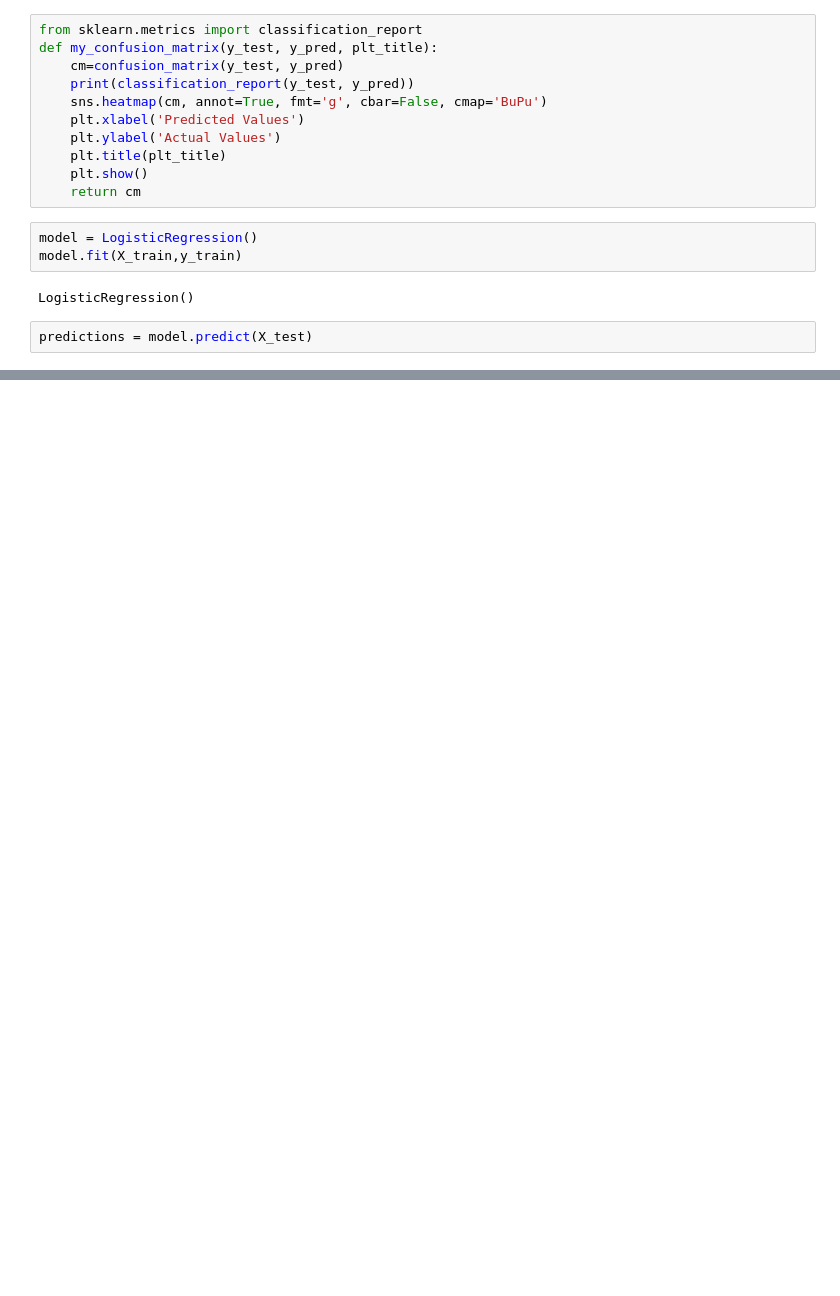
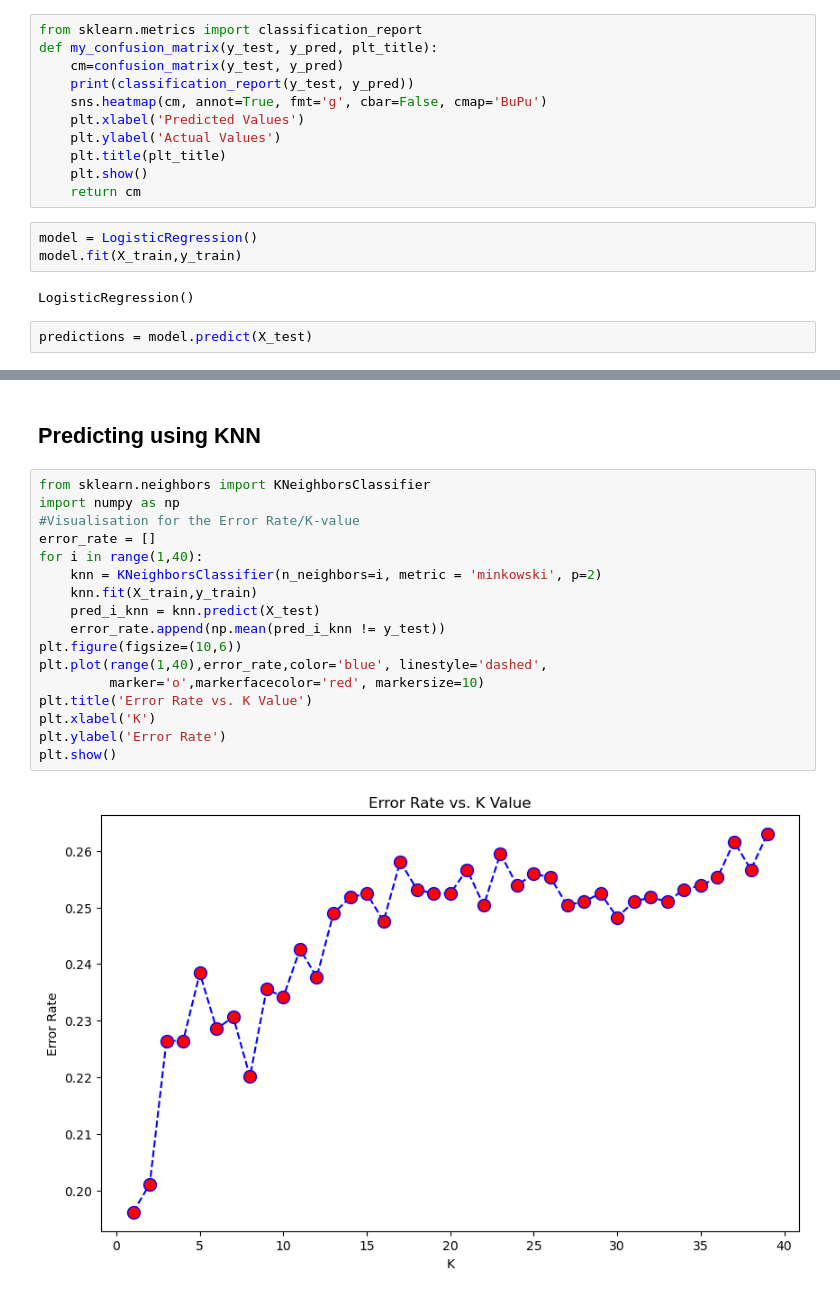
Before and after one commit to Mickamwamba/da-project, a Jupyter notebook: logistic_regression.ipynb, the cells around one changed output, grey strips where cells are left out. Saved outputs shown, nothing was run; the diff lists cells and outputs as text; blank space fills up the shorter version.

```diff
--- a/logistic_regression.ipynb
+++ b/logistic_regression.ipynb
@@ -114,0 +115,21 @@ The confusion matrix [[506 213]
+# %% [markdown]
+## Predicting using KNN
+# %%
+from sklearn.neighbors import KNeighborsClassifier
+import numpy as np
+#Visualisation for the Error Rate/K-value
+error_rate = []
+for i in range(1,40):
+    knn = KNeighborsClassifier(n_neighbors=i, metric = 'minkowski', p=2)
+    knn.fit(X_train,y_train)
+    pred_i_knn = knn.predict(X_test)
+    error_rate.append(np.mean(pred_i_knn != y_test))
+plt.figure(figsize=(10,6))
+plt.plot(range(1,40),error_rate,color='blue', linestyle='dashed',
+         marker='o',markerfacecolor='red', markersize=10)
+plt.title('Error Rate vs. K Value')
+plt.xlabel('K')
+plt.ylabel('Error Rate')
+plt.show()
+# %% [output]
+[figure, added]
```
Also changed, not shown: parts of 8 cells of this notebook.
